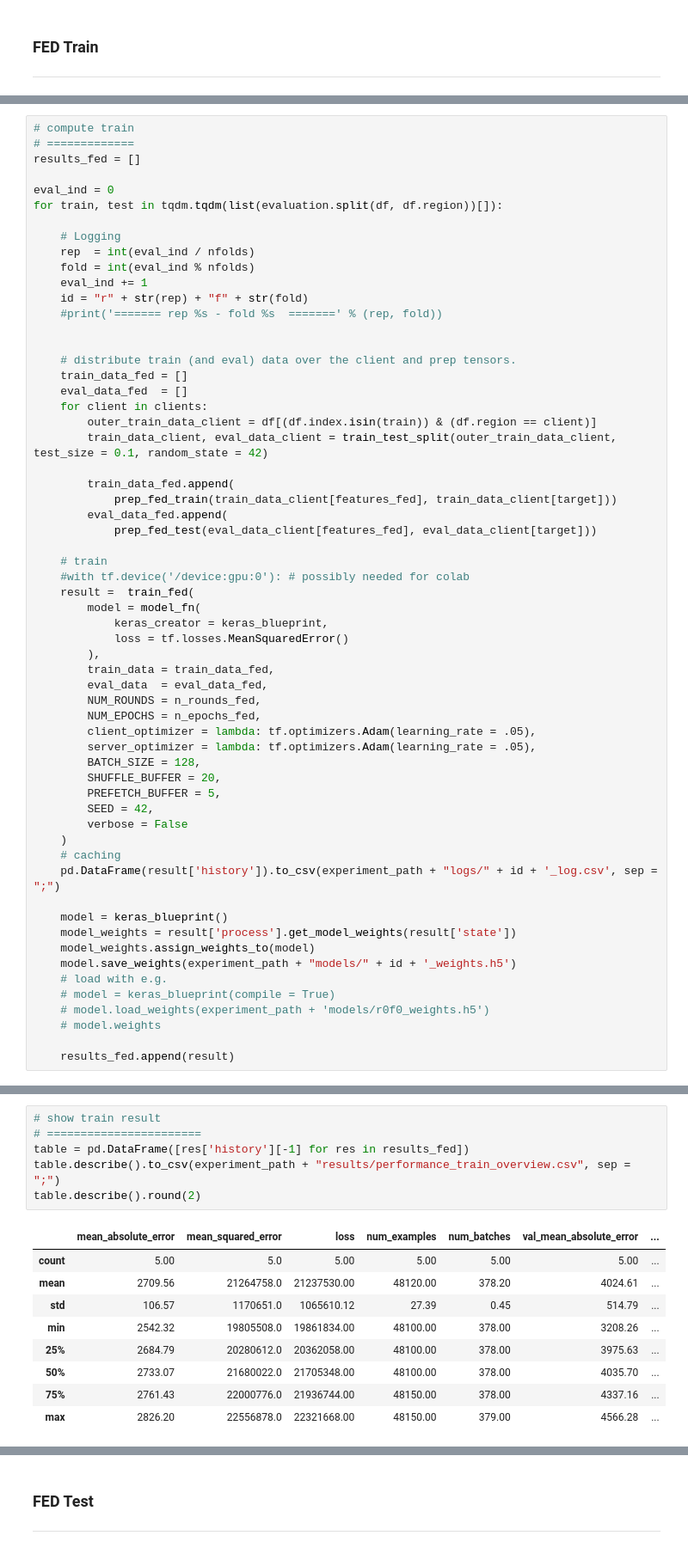
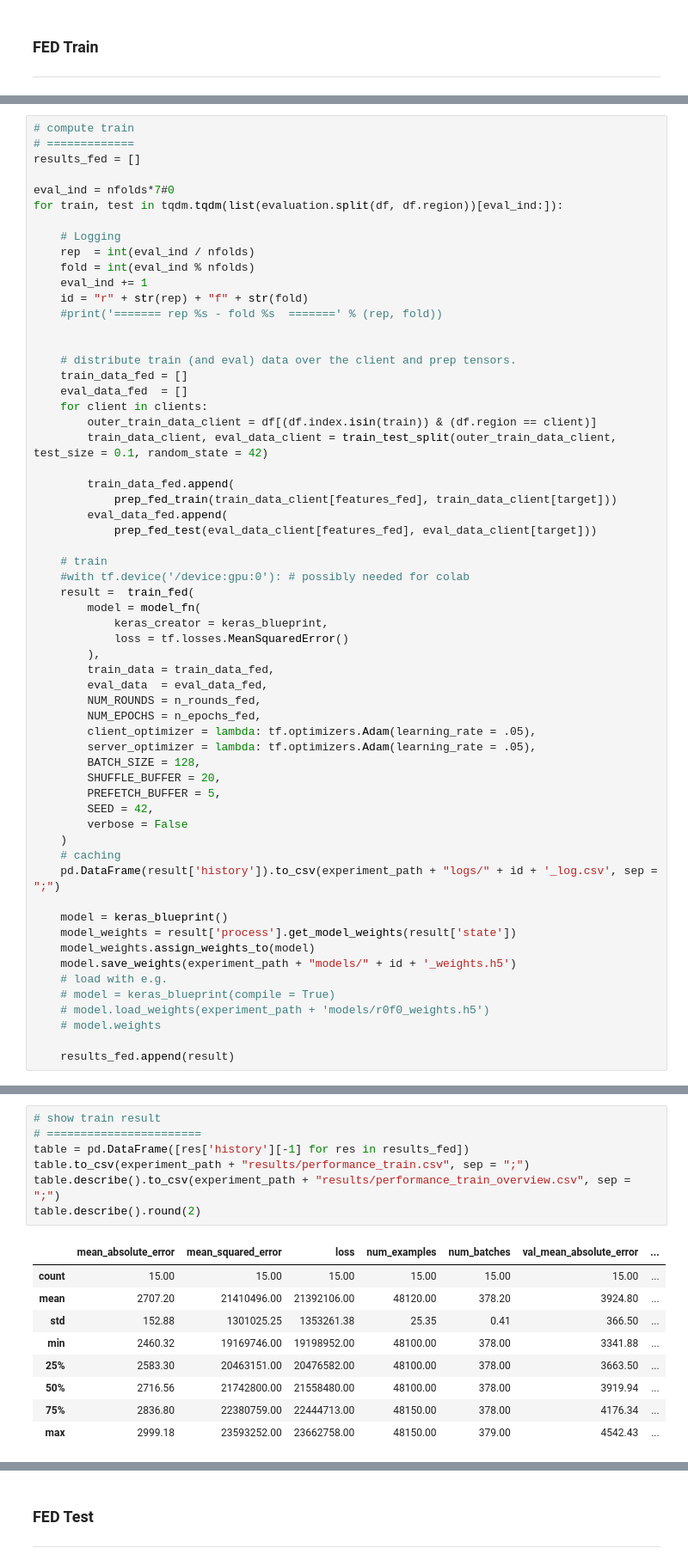
Before and after one commit to Olhaau/fl-official-statistics-addon, a Jupyter notebook: _dev/99d_insurance_federated_wrapup_fix.ipynb, the cells around one changed output, grey strips where cells are left out. Shown at 86% size. Cells and saved outputs as stored; diff of their text form.

```diff
--- a/_dev/99d_insurance_federated_wrapup_fix.ipynb
+++ b/_dev/99d_insurance_federated_wrapup_fix.ipynb
@@ -236,8 +240,8 @@ NameError: name 'evaluation' is not defined
 # =============
 results_fed = []
 
-eval_ind = 0
-for train, test in tqdm.tqdm(list(evaluation.split(df, df.region))[]):
+eval_ind = nfolds*7#0
+for train, test in tqdm.tqdm(list(evaluation.split(df, df.region))[eval_ind:]):
 
     # Logging
     rep  = int(eval_ind / nfolds)
@@ -297,19 +298,20 @@ Error:
 # %%
 # show train result
 # =======================
 table = pd.DataFrame([res['history'][-1] for res in results_fed])
+table.to_csv(experiment_path + "results/performance_train.csv", sep = ";")
 table.describe().to_csv(experiment_path + "results/performance_train_overview.csv", sep = ";")
 table.describe().round(2)
 # %% [output]
 |  | mean_absolute_error | mean_squared_error | loss | num_examples | num_batches | val_mean_absolute_error | ... |
-| count | 5.00 | 5.0 | 5.00 | 5.00 | 5.00 | 5.00 | ... |
-| mean | 2709.56 | 21264758.0 | 21237530.00 | 48120.00 | 378.20 | 4024.61 | ... |
-| std | 106.57 | 1170651.0 | 1065610.12 | 27.39 | 0.45 | 514.79 | ... |
-| min | 2542.32 | 19805508.0 | 19861834.00 | 48100.00 | 378.00 | 3208.26 | ... |
-| 25% | 2684.79 | 20280612.0 | 20362058.00 | 48100.00 | 378.00 | 3975.63 | ... |
-| 50% | 2733.07 | 21680022.0 | 21705348.00 | 48100.00 | 378.00 | 4035.70 | ... |
-| 75% | 2761.43 | 22000776.0 | 21936744.00 | 48150.00 | 378.00 | 4337.16 | ... |
-| max | 2826.20 | 22556878.0 | 22321668.00 | 48150.00 | 379.00 | 4566.28 | ... |
+| count | 15.00 | 15.00 | 15.00 | 15.00 | 15.00 | 15.00 | ... |
+| mean | 2707.20 | 21410496.00 | 21392106.00 | 48120.00 | 378.20 | 3924.80 | ... |
+| std | 152.88 | 1301025.25 | 1353261.38 | 25.35 | 0.41 | 366.50 | ... |
+| min | 2460.32 | 19169746.00 | 19198952.00 | 48100.00 | 378.00 | 3341.88 | ... |
+| 25% | 2583.30 | 20463151.00 | 20476582.00 | 48100.00 | 378.00 | 3663.50 | ... |
+| 50% | 2716.56 | 21742800.00 | 21558480.00 | 48100.00 | 378.00 | 3919.94 | ... |
+| 75% | 2836.80 | 22380759.00 | 22444713.00 | 48150.00 | 378.00 | 4176.34 | ... |
+| max | 2999.18 | 23593252.00 | 23662758.00 | 48150.00 | 379.00 | 4542.43 | ... |
 # %%
 # plot train result (MAE)
 # =======================
```
Also changed, not shown: parts of 6 cells of this notebook, 29 other files.
